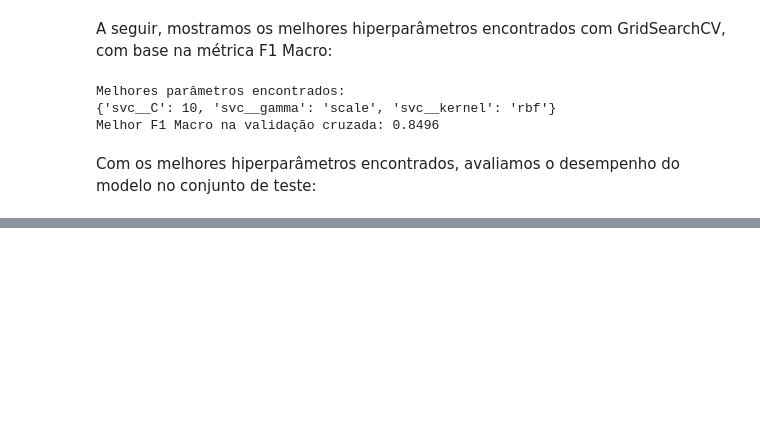
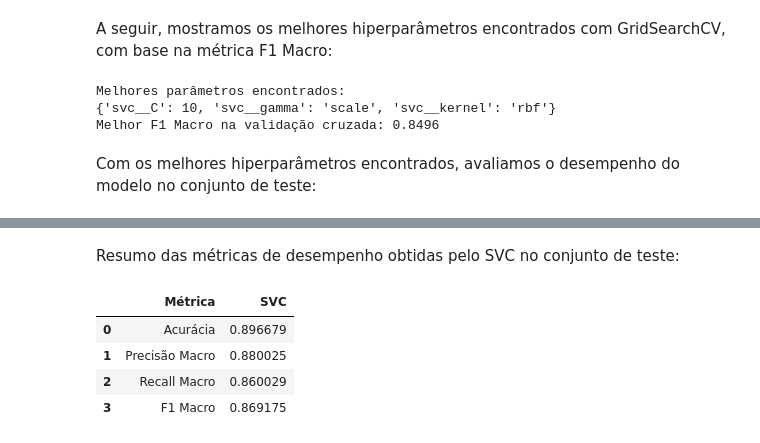
Before and after one commit to Jotape003/Trabalho-ML, a Jupyter notebook: phishingData.ipynb, the cells around one changed output, grey strips where cells are left out. Saved outputs shown, nothing was run; the diff lists cells and outputs as text; code cells hidden in the pictures; blank space fills up the shorter version.

```diff
--- a/phishingData.ipynb
+++ b/phishingData.ipynb
@@ -806,0 +818,20 @@ print(classification_report(y_test, y_pred_svc))
+# %% [markdown]
+Resumo das métricas de desempenho obtidas pelo SVC no conjunto de teste:
+# %%
+svc_results = {
+    'Métrica': ['Acurácia', 'Precisão Macro', 'Recall Macro', 'F1 Macro'],
+    'SVC': [
+        accuracy_score(y_test, y_pred_svc),
+        precision_score(y_test, y_pred_svc, average='macro'),
+        recall_score(y_test, y_pred_svc, average='macro'),
+        f1_score(y_test, y_pred_svc, average='macro')
+    ]
+}
+df_resultados_svc = pd.DataFrame(svc_results)
+df_resultados_svc
+# %% [output]
+|  | Métrica | SVC |
+| 0 | Acurácia | 0.896679 |
+| 1 | Precisão Macro | 0.880025 |
+| 2 | Recall Macro | 0.860029 |
+| 3 | F1 Macro | 0.869175 |
```
Also changed, not shown: parts of 3 cells of this notebook.
